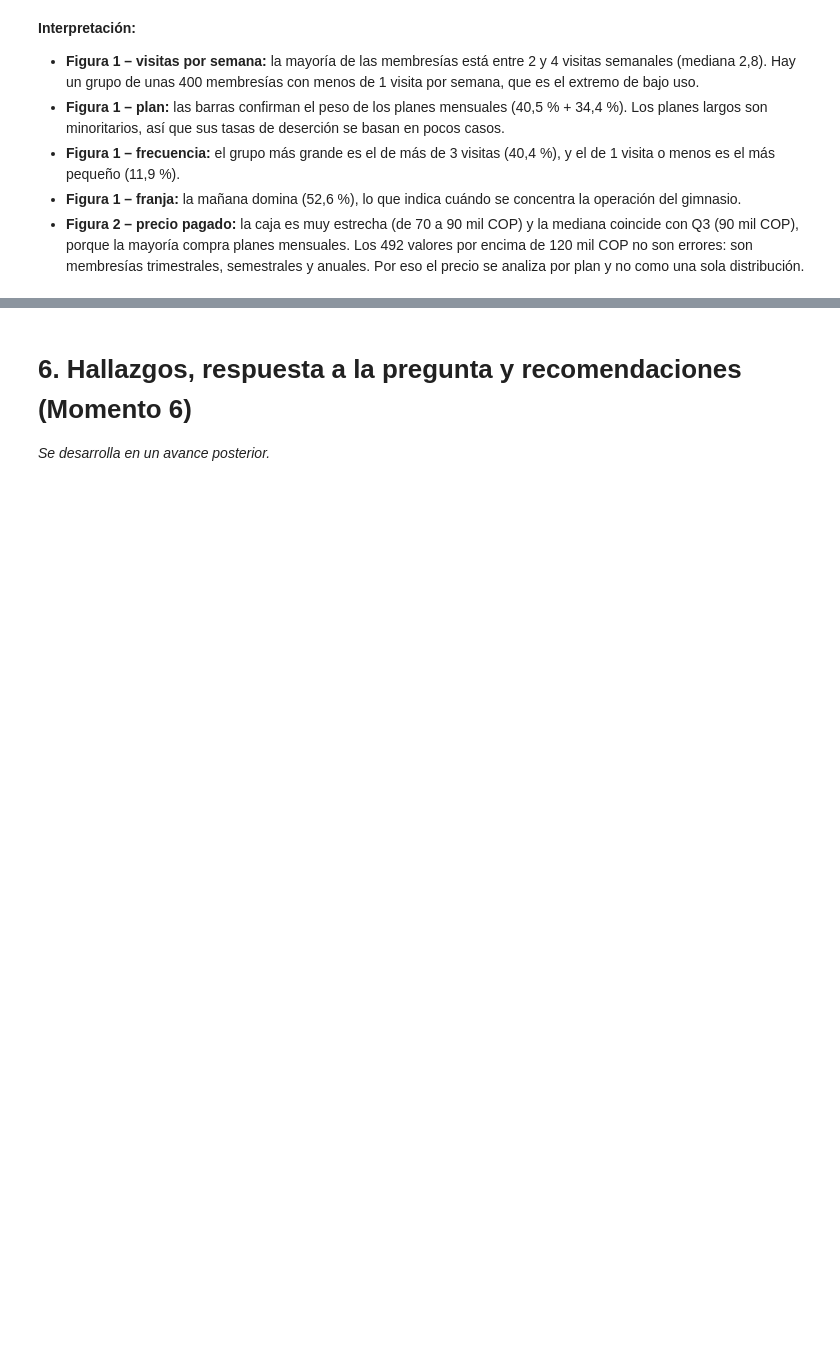
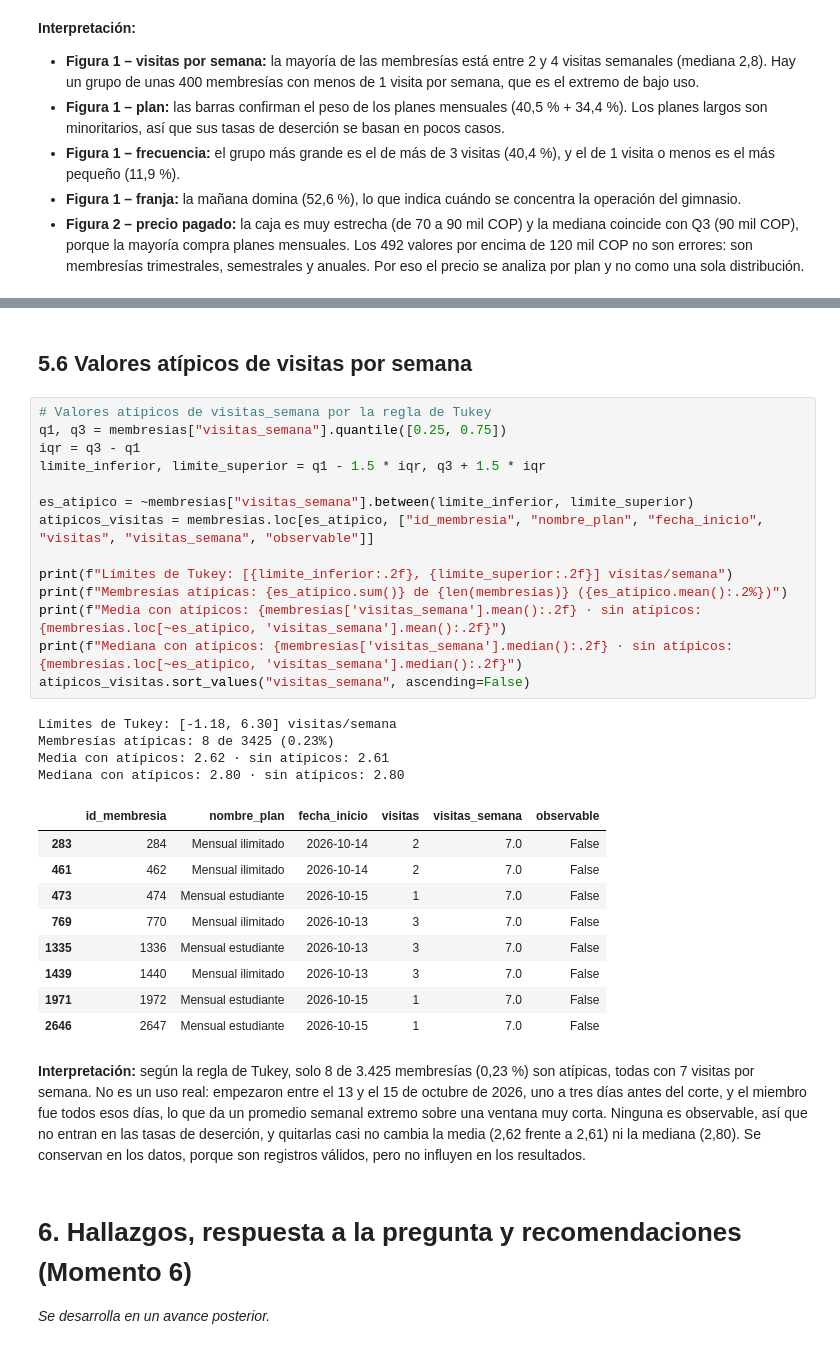
Before and after one commit to juanmejia017/PandasZonafitevolution, a Jupyter notebook: notebooks/analytical_report.ipynb, the cells around one changed output, grey strips where cells are left out. Cells and saved outputs as stored; diff of their text form; blank space fills up the shorter version.

```diff
--- a/notebooks/analytical_report.ipynb
+++ b/notebooks/analytical_report.ipynb
@@ -506,3 +694,35 @@ plt.show()
+# %% [markdown]
+## 5.6 Valores atípicos de visitas por semana
+# %%
+# Valores atípicos de visitas_semana por la regla de Tukey
+q1, q3 = membresias["visitas_semana"].quantile([0.25, 0.75])
+iqr = q3 - q1
+limite_inferior, limite_superior = q1 - 1.5 * iqr, q3 + 1.5 * iqr
+
+es_atipico = ~membresias["visitas_semana"].between(limite_inferior, limite_superior)
+atipicos_visitas = membresias.loc[es_atipico, ["id_membresia", "nombre_plan", "fecha_inicio", "visitas", "visitas_semana", "observable"]]
+
+print(f"Límites de Tukey: [{limite_inferior:.2f}, {limite_superior:.2f}] visitas/semana")
+print(f"Membresías atípicas: {es_atipico.sum()} de {len(membresias)} ({es_atipico.mean():.2%})")
+print(f"Media con atípicos: {membresias['visitas_semana'].mean():.2f} · sin atípicos: {membresias.loc[~es_atipico, 'visitas_semana'].mean():.2f}")
+print(f"Mediana con atípicos: {membresias['visitas_semana'].median():.2f} · sin atípicos: {membresias.loc[~es_atipico, 'visitas_semana'].median():.2f}")
+atipicos_visitas.sort_values("visitas_semana", ascending=False)
+# %% [output]
+Límites de Tukey: [-1.18, 6.30] visitas/semana
+Membresías atípicas: 8 de 3425 (0.23%)
+Media con atípicos: 2.62 · sin atípicos: 2.61
+Mediana con atípicos: 2.80 · sin atípicos: 2.80
+|  | id_membresia | nombre_plan | fecha_inicio | visitas | visitas_semana | observable |
+| 283 | 284 | Mensual ilimitado | 2026-10-14 | 2 | 7.0 | False |
+| 461 | 462 | Mensual ilimitado | 2026-10-14 | 2 | 7.0 | False |
+| 473 | 474 | Mensual estudiante | 2026-10-15 | 1 | 7.0 | False |
+| 769 | 770 | Mensual ilimitado | 2026-10-13 | 3 | 7.0 | False |
+| 1335 | 1336 | Mensual estudiante | 2026-10-13 | 3 | 7.0 | False |
+| 1439 | 1440 | Mensual ilimitado | 2026-10-13 | 3 | 7.0 | False |
+| 1971 | 1972 | Mensual estudiante | 2026-10-15 | 1 | 7.0 | False |
+| 2646 | 2647 | Mensual estudiante | 2026-10-15 | 1 | 7.0 | False |
+# %% [markdown]
+**Interpretación:** según la regla de Tukey, solo 8 de 3.425 membresías (0,23 %) son atípicas, todas con 7 visitas por semana. No es un uso real: empezaron entre el 13 y el 15 de octubre de 2026, uno a tres días antes del corte, y el miembro fue todos esos días, lo que da un promedio semanal extremo sobre una ventana muy corta. Ninguna es observable, así que no entran en las tasas de deserción, y quitarlas casi no cambia la media (2,62 frente a 2,61) ni la mediana (2,80). Se conservan en los datos, porque son registros válidos, pero no influyen en los resultados.
 # %% [markdown]
 # 6. Hallazgos, respuesta a la pregunta y recomendaciones (Momento 6)
 
```
Also changed, not shown: parts of 18 cells of this notebook, 1 other file.
